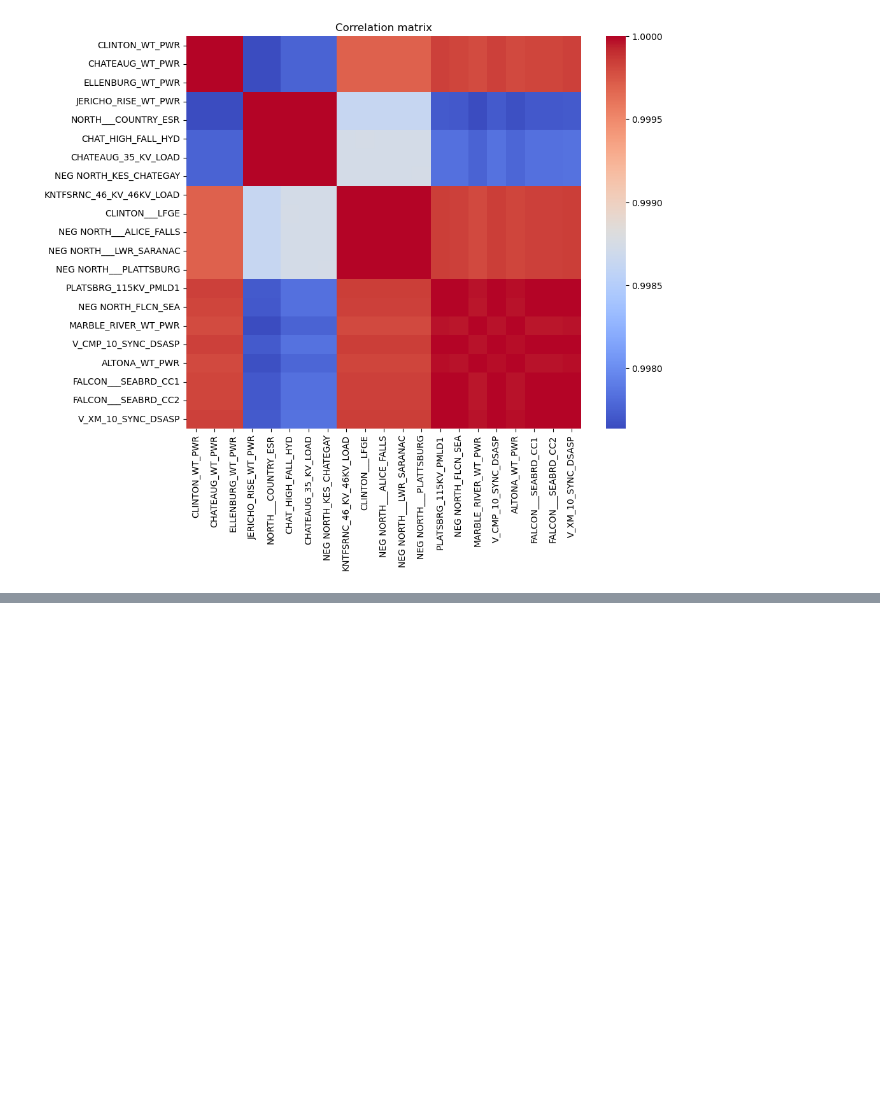
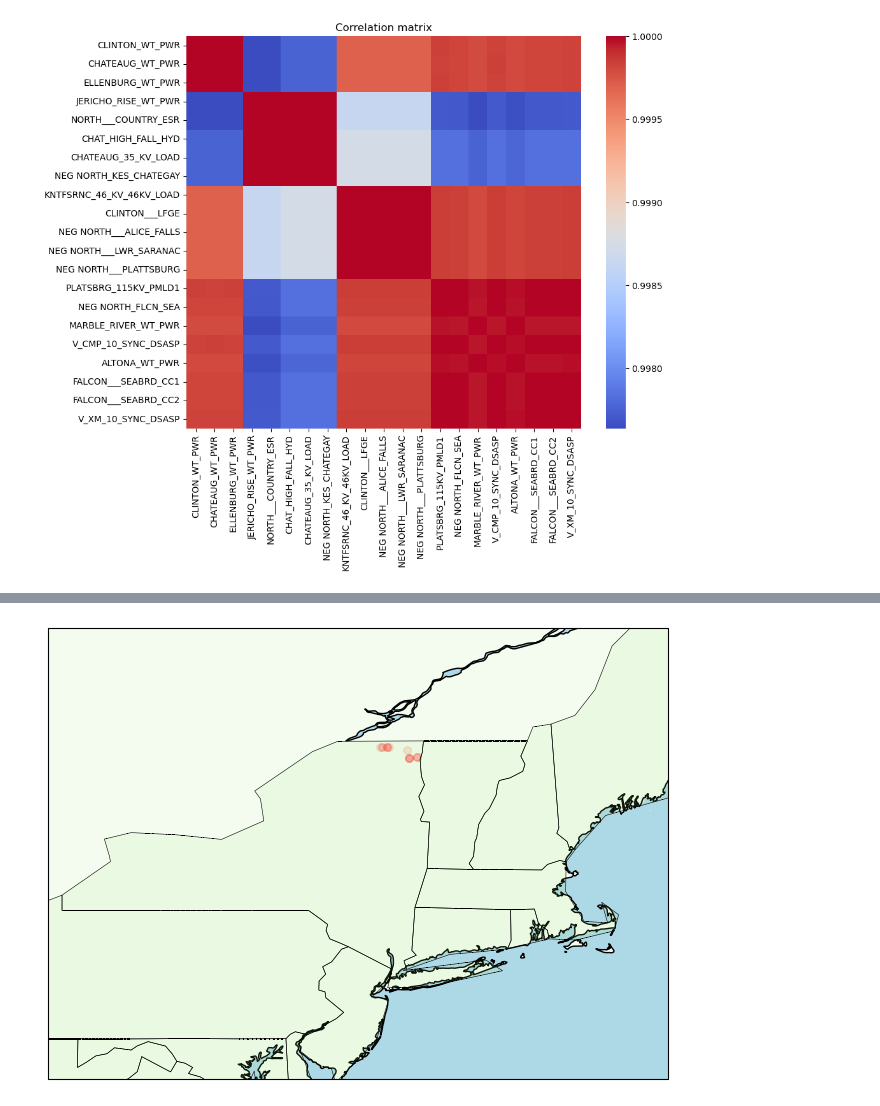
Before and after one commit to thdfw/gwks, a Jupyter notebook: nyiso_prices/nyiso_clusters.ipynb, the cells around one changed output, grey strips where cells are left out. Drawn from its saved outputs; the diff is of its cells as text; code cells hidden in the pictures; blank space fills up the shorter version.

Commit message:
Coordinates and mapping of nodes

```diff
--- a/nyiso_prices/nyiso_clusters.ipynb
+++ b/nyiso_prices/nyiso_clusters.ipynb
@@ -77,3 +77,7 @@ plt.title('Correlation matrix')
 plt.show()
 # %% [output]
 [figure]
+# %%
+df = pd.read_csv('nodes_coord.csv',sep=';')
+display(df)
+df = df[['Name','Lat','Long']].dropna()
@@ -79,0 +102,39 @@ plt.show()
+# %%
+import pandas as pd
+import matplotlib.pyplot as plt
+import cartopy.crs as ccrs
+import cartopy.feature as cfeature
+from cartopy.io import shapereader
+
+data = {
+    'Name': list(df.Name),
+    'Lat': list(df.Lat),
+    'Long': list(df.Long)}
+df = pd.DataFrame(data)
+
+plt.figure(figsize=(8, 8))
+ax = plt.axes(projection=ccrs.PlateCarree())
+ax.coastlines()
+ax.scatter(df['Long'], df['Lat'], color='red', alpha=0.1, s=30, transform=ccrs.PlateCarree())
+
+# Add names to points
+#for i, txt in enumerate(df['Name']):
+    #ax.text(df['Long'][i], df['Lat'][i], txt, fontsize=5, transform=ccrs.PlateCarree())
+
+ax.set_extent([-75, -73, 44, 45.3])
+ax.set_extent([-80, -69, 39, 47])
+
+shpfilename = '110m_cultural/ne_110m_admin_1_states_provinces_lakes.shp'
+reader = shapereader.Reader(shpfilename)
+states = reader.records()
+
+for state in states:
+    if state.attributes['admin'] == 'United States of America':
+        ax.add_geometries([state.geometry], ccrs.PlateCarree(), facecolor=(0.6, 0.9, 0.4, 0.1), edgecolor='black', linewidth=0.4)
+
+ax.add_feature(cfeature.OCEAN, facecolor='lightblue')
+ax.add_feature(cfeature.LAND, facecolor=(0.6, 0.9, 0.4, 0.1))
+
+plt.show()
+# %% [output]
+[figure, added]
```
Also changed, not shown: parts of 2 cells of this notebook, 1 other file.
